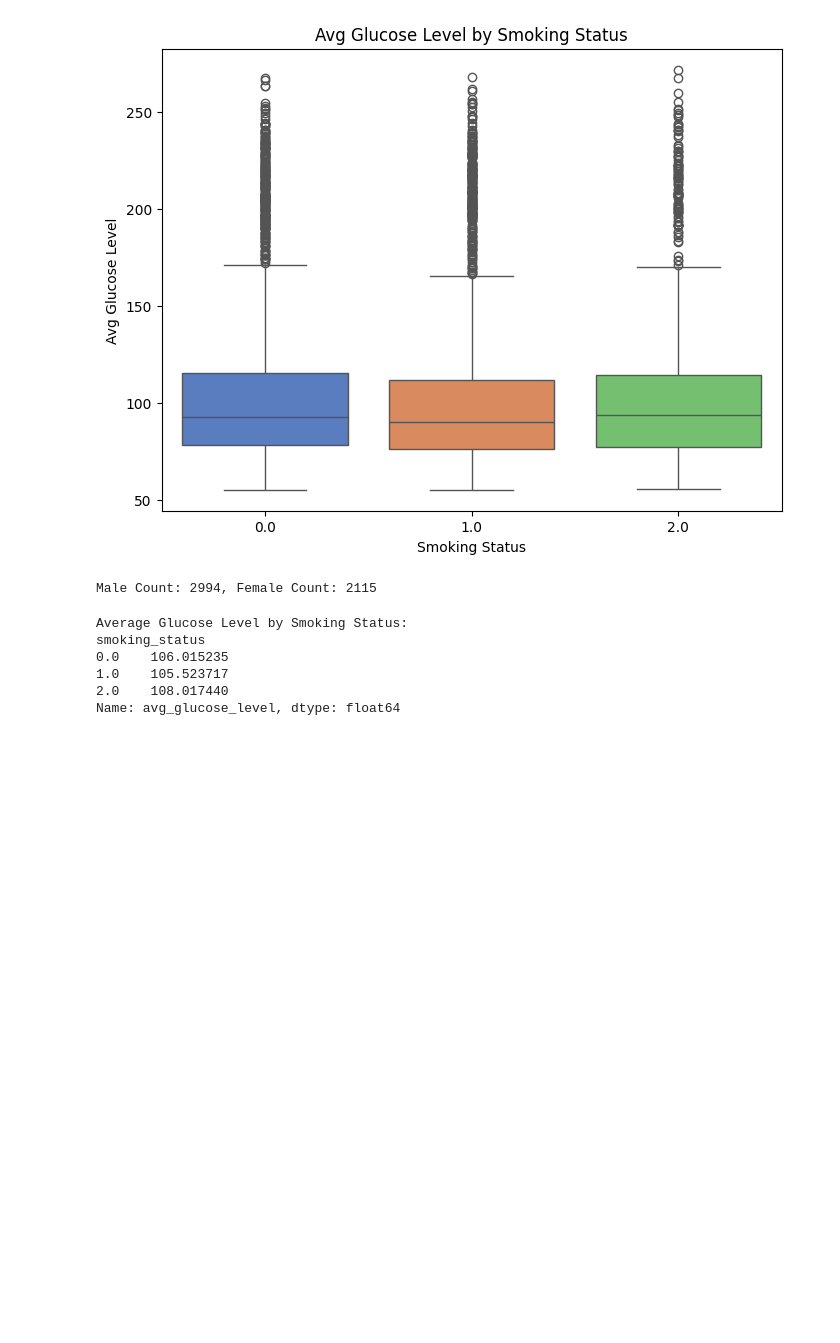
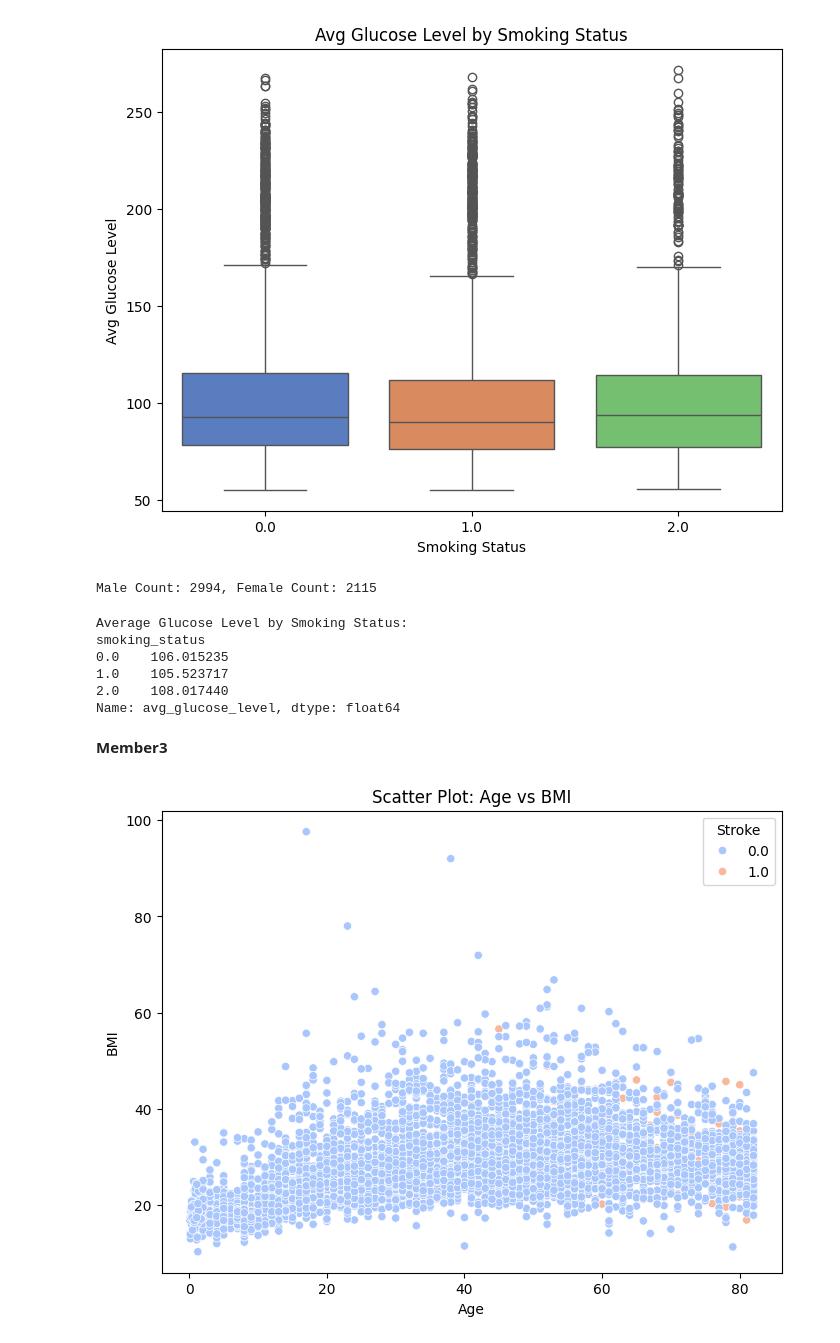
Before and after one commit to SaadAttalla/Stroke_Pre-Detection_Analysis, a Jupyter notebook: Stroke_Project.ipynb, the cells around one changed output. Drawn from its saved outputs; the diff is of its cells as text; code cells hidden in the pictures; blank space fills up the shorter version.

```diff
--- a/Stroke_Project.ipynb
+++ b/Stroke_Project.ipynb
@@ -38,7 +45,7 @@ from category_encoders.target_encoder import TargetEncoder
 import warnings
 warnings.filterwarnings('ignore')
 # %%
-df=pd.DataFrame(pd.read_csv('full-stroke-data.csv'))
+df=pd.DataFrame(pd.read_csv('/content/healthcare-dataset-stroke-data.csv'))
 df.head(5)
 # %% [output]
 |  | id | gender | age | hypertension | heart_disease | ever_married | work_type | Residence_type | ... |
@@ -444,3 +451,16 @@ smoking_status
 1.0    105.523717
 2.0    108.017440
 Name: avg_glucose_level, dtype: float64
+# %% [markdown]
+**Member3**
+# %%
+# Step 1: Scatter Plot - Relationship between Age and BMI
+plt.figure(figsize=(8, 6))
+sns.scatterplot(x=df["age"], y=df["bmi"], hue=df["stroke"], palette="coolwarm")
+plt.title("Scatter Plot: Age vs BMI")
+plt.xlabel("Age")
+plt.ylabel("BMI")
+plt.legend(title="Stroke")
+plt.show()
+# %% [output]
+[figure, added]
```
Also changed, not shown: parts of 16 cells of this notebook.
